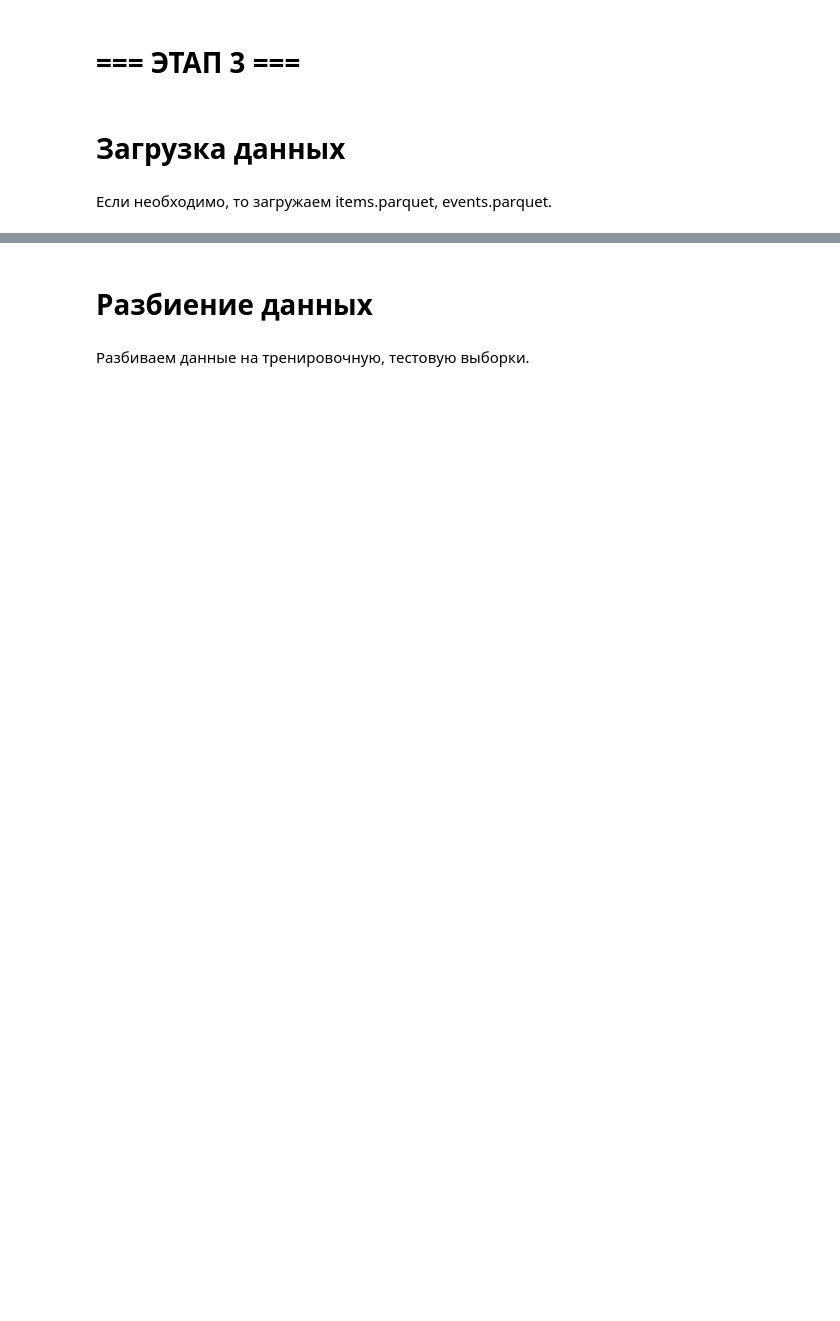
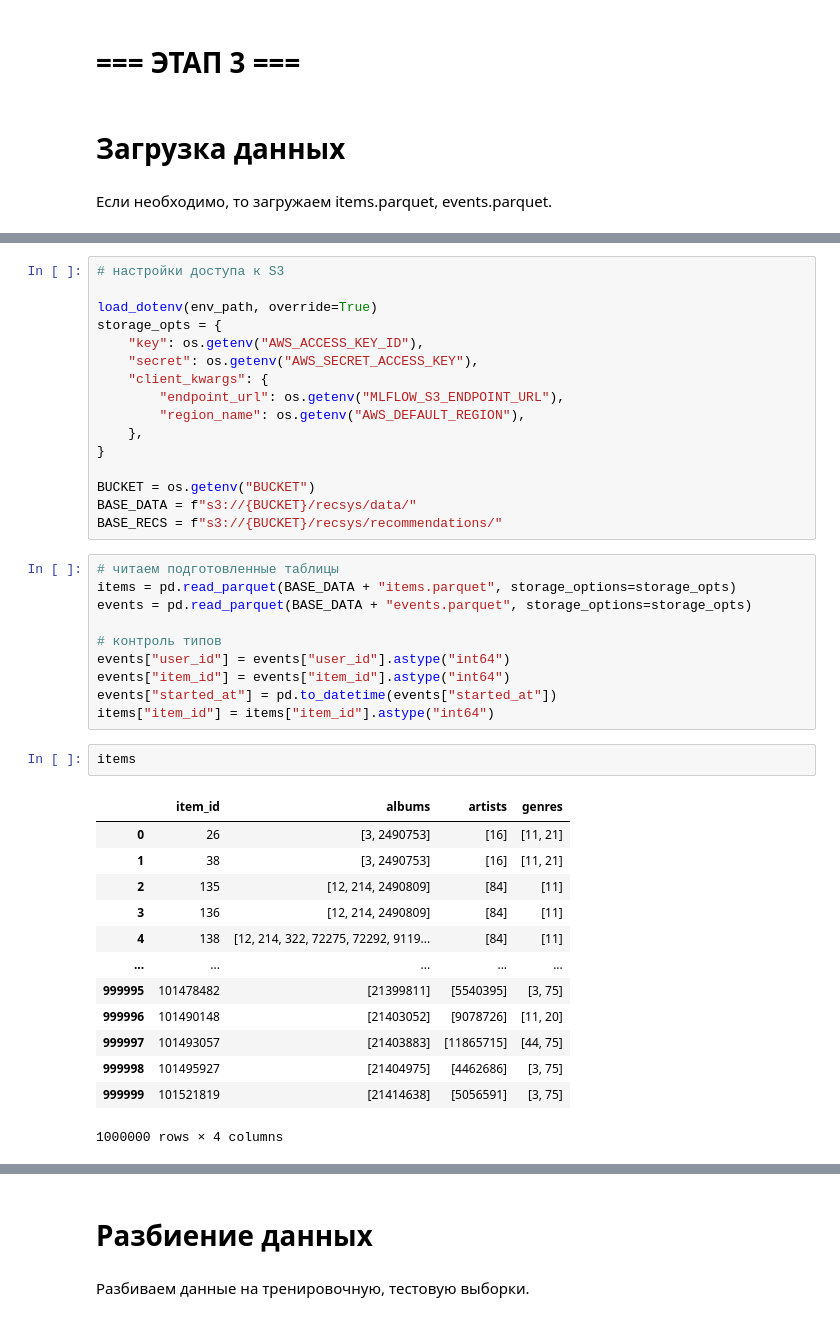
Before and after one commit to useful-pers/mle-project-sprint-4-v001, a Jupyter notebook: recommendations.ipynb, the cells around one changed output, grey strips where cells are left out. Cells and saved outputs as stored; diff of their text form; blank space fills up the shorter version.

```diff
--- a/recommendations.ipynb
+++ b/recommendations.ipynb
@@ -630,0 +624,42 @@ pd.read_parquet(
+# %%
+# настройки доступа к S3
+
+load_dotenv(env_path, override=True)
+storage_opts = {
+    "key": os.getenv("AWS_ACCESS_KEY_ID"),
+    "secret": os.getenv("AWS_SECRET_ACCESS_KEY"),
+    "client_kwargs": {
+        "endpoint_url": os.getenv("MLFLOW_S3_ENDPOINT_URL"),
+        "region_name": os.getenv("AWS_DEFAULT_REGION"),
+    },
+}
+
+BUCKET = os.getenv("BUCKET")
+BASE_DATA = f"s3://{BUCKET}/recsys/data/"
+BASE_RECS = f"s3://{BUCKET}/recsys/recommendations/"
+# %%
+# читаем подготовленные таблицы
+items = pd.read_parquet(BASE_DATA + "items.parquet", storage_options=storage_opts)
+events = pd.read_parquet(BASE_DATA + "events.parquet", storage_options=storage_opts)
+
+# контроль типов
+events["user_id"] = events["user_id"].astype("int64")
+events["item_id"] = events["item_id"].astype("int64")
+events["started_at"] = pd.to_datetime(events["started_at"])
+items["item_id"] = items["item_id"].astype("int64")
+# %%
+items
+# %% [output]
+|  | item_id | albums | artists | genres |
+| 0 | 26 | [3, 2490753] | [16] | [11, 21] |
+| 1 | 38 | [3, 2490753] | [16] | [11, 21] |
+| 2 | 135 | [12, 214, 2490809] | [84] | [11] |
+| 3 | 136 | [12, 214, 2490809] | [84] | [11] |
+| 4 | 138 | [12, 214, 322, 72275, 72292, 9119... | [84] | [11] |
+| ... | ... | ... | ... | ... |
+| 999995 | 101478482 | [21399811] | [5540395] | [3, 75] |
+| 999996 | 101490148 | [21403052] | [9078726] | [11, 20] |
+| 999997 | 101493057 | [21403883] | [11865715] | [44, 75] |
+| 999998 | 101495927 | [21404975] | [4462686] | [3, 75] |
+| 999999 | 101521819 | [21414638] | [5056591] | [3, 75] |
+1000000 rows × 4 columns
```
Also changed, not shown: parts of 37 cells of this notebook, 5 other files.
